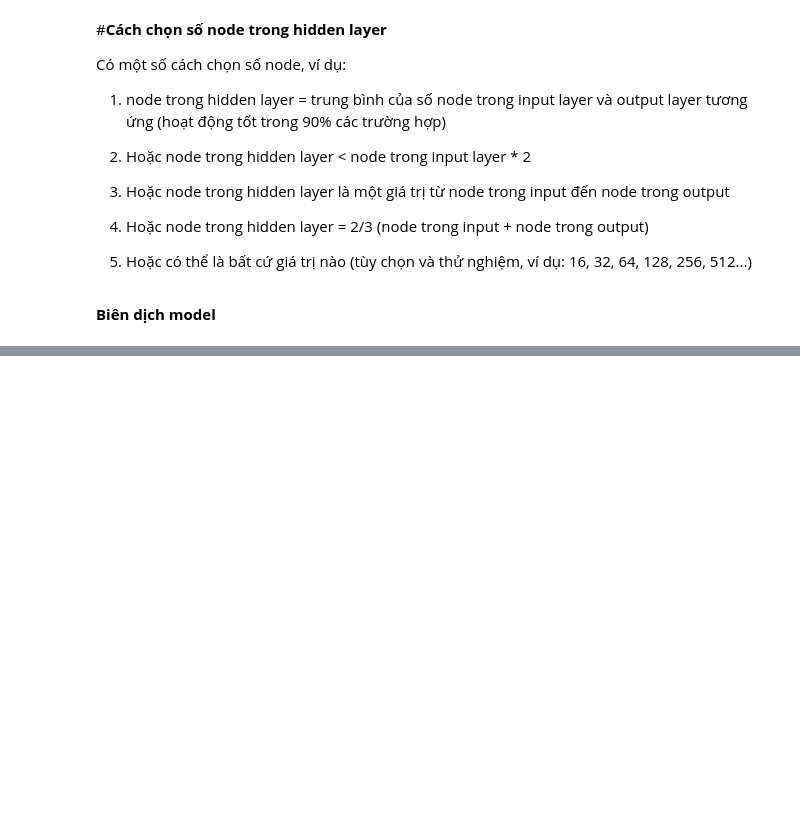
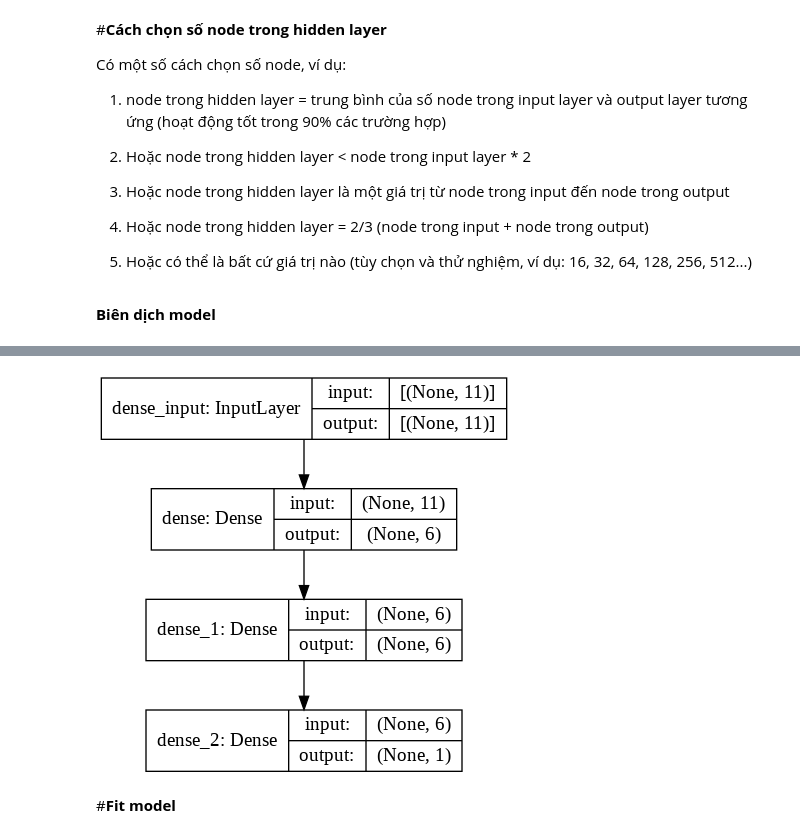
Before and after one commit to lualua0909/DeepLearning-LDS8, a Jupyter notebook: Week_2/demo_ann.ipynb, the cells around one changed output, grey strips where cells are left out. Saved outputs shown, nothing was run; the diff lists cells and outputs as text; code cells hidden in the pictures; blank space fills up the shorter version.

```diff
--- a/Week_2/demo_ann.ipynb
+++ b/Week_2/demo_ann.ipynb
@@ -72,0 +121,6 @@ model.compile(optimizer='adam', loss='mae')
+# %%
+keras.utils.plot_model(model, show_shapes=True)
+# %% [output]
+[figure, added]
+# %% [markdown]
+#**Fit model**
```
Also changed, not shown: parts of 33 cells of this notebook.
